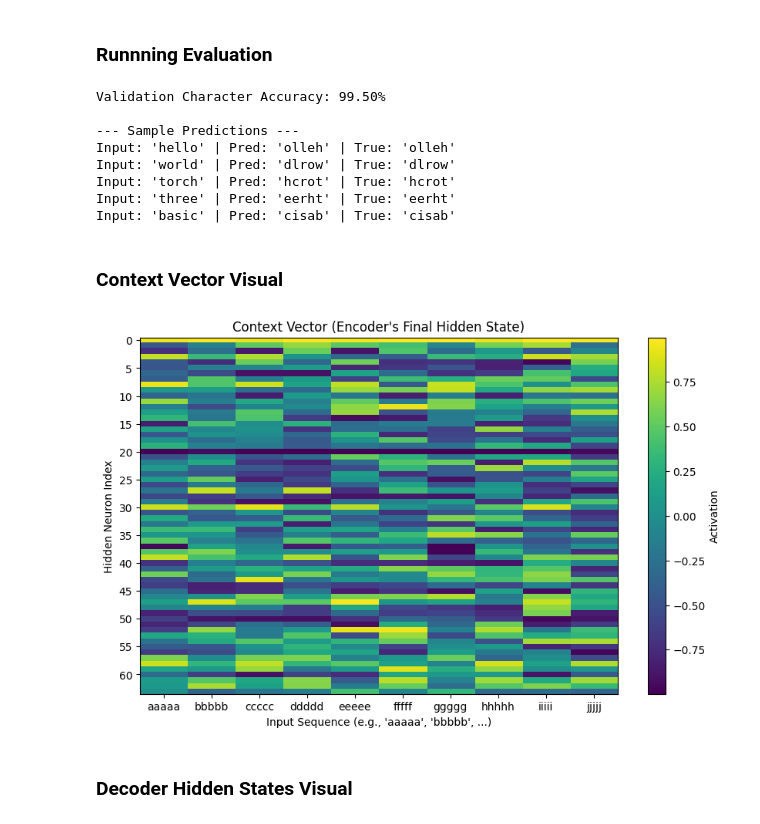
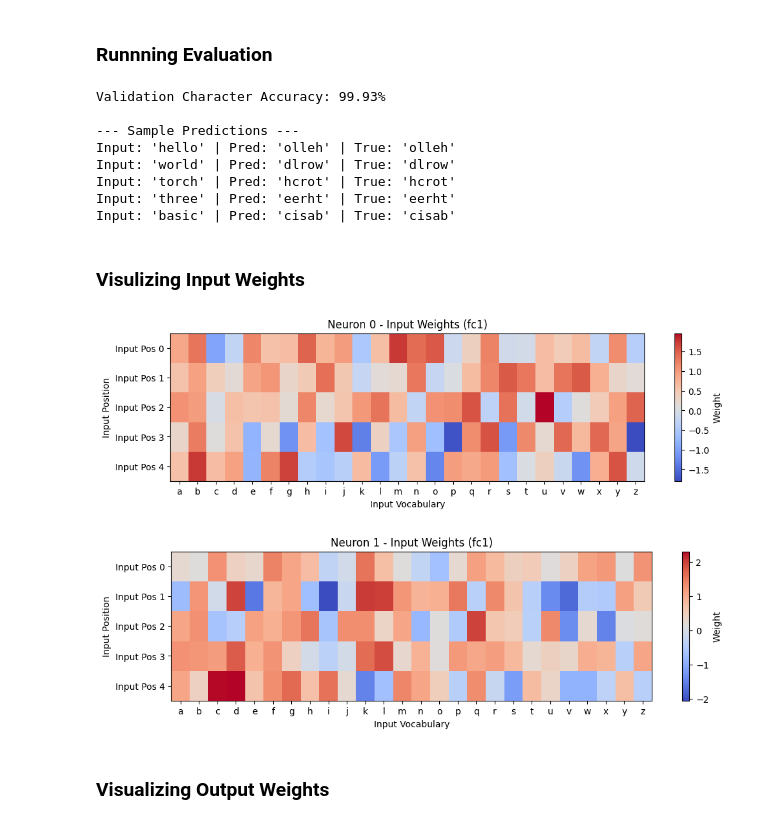
Before and after one commit to U1186204/Mechanistic-Interpretability, a Jupyter notebook: main.ipynb, the cells around one changed output. Saved outputs shown, nothing was run; the diff lists cells and outputs as text; code cells hidden in the pictures.

```diff
--- a/main.ipynb
+++ b/main.ipynb
@@ -44,7 +43,9 @@ def generate_data(n_samples, seq_length):
         input_seq = ''.join(random.choices(VOCAB, k=seq_length))
         output_seq = input_seq[::-1]
 
-        X.append(one_hot_encode(input_seq, VOCAB_SIZE))
+        one_hot_input = one_hot_encode(input_seq, VOCAB_SIZE)
+        X.append(one_hot_input.view(-1))
+
         y.append(torch.tensor([char_to_idx[char] for char in output_seq], dtype=torch.long))
 
     return torch.stack(X), torch.stack(y)
@@ -140,19 +88,9 @@ class Seq2Seq(nn.Module):
 # %% [markdown]
 ### Instantiate Model and Optimizer
 # %%
-encoder = Encoder(VOCAB_SIZE, HIDDEN_DIM, N_LAYERS)
-decoder = Decoder(VOCAB_SIZE, HIDDEN_DIM, N_LAYERS)
-model = Seq2Seq(encoder, decoder, DEVICE).to(DEVICE)
-
-optimizer = optim.Adam(model.parameters())
+model = ReversingMLP(INPUT_DIM, HIDDEN_DIM, OUTPUT_DIM).to(DEVICE)
+optimizer = optim.Adam(model.parameters(), lr=0.001)
 criterion = nn.CrossEntropyLoss()
 
-def init_weights(m):
-    for name, param in m.named_parameters():
-        if 'weight' in name:
-            nn.init.normal_(param.data, mean=0, std=0.01)
-        else:
-            nn.init.constant_(param.data, 0)
-
-model.apply(init_weights)
+print(model)
 # %% [output]
@@ -259,16 +184,16 @@ def calculate_accuracy(model, loader, device):
 # %% [markdown]
 ### Runnning Evaluation
 # %%
-val_accuracy = calculate_accuracy(model, val_loader, DEVICE)
+val_accuracy = calculate_val_accuracy(model, X_val, y_val)
 print(f'Validation Character Accuracy: {val_accuracy:.2f}%')
 
 print("\n--- Sample Predictions ---")
 test_words = ['hello', 'world', 'torch', 'three', 'basic']
 for word in test_words:
-    prediction, _, _ = predict_sequence(model, word, DEVICE)
+    prediction, _ = predict_sequence(model, word, DEVICE)
     print(f"Input: '{word}' | Pred: '{prediction}' | True: '{word[::-1]}'")
 # %% [output]
-Validation Character Accuracy: 99.50%
+Validation Character Accuracy: 99.93%
 
 --- Sample Predictions ---
 Input: 'hello' | Pred: 'olleh' | True: 'olleh'
@@ -277,31 +202,29 @@ Input: 'torch' | Pred: 'hcrot' | True: 'hcrot'
 Input: 'three' | Pred: 'eerht' | True: 'eerht'
 Input: 'basic' | Pred: 'cisab' | True: 'cisab'
 # %% [markdown]
-### Context Vector Visual
+### Visulizing Input Weights
 # %%
-test_chars = VOCAB[:10]
-context_vectors = []
-labels = []
+fc1_weights = model.fc1.weight.data.T.cpu()
 
-for char in test_chars:
-    input_str = char * SEQ_LENGTH
-    _, context, _ = predict_sequence(model, input_str, DEVICE)
-    context_vectors.append(context.squeeze().cpu().numpy())
-    labels.append(input_str)
+def plot_neuron_input_weights(neuron_idx):
+    neuron_weights = fc1_weights[:, neuron_idx]
+    neuron_weights_reshaped = neuron_weights.view(SEQ_LENGTH, VOCAB_SIZE)
 
-context_vectors = np.array(context_vectors)
+    plt.figure(figsize=(12, 3))
+    plt.imshow(neuron_weights_reshaped, cmap='coolwarm', aspect='auto')
+    plt.xticks(range(VOCAB_SIZE), VOCAB)
+    plt.yticks(range(SEQ_LENGTH), [f'Input Pos {i}' for i in range(SEQ_LENGTH)])
+    plt.xlabel("Input Vocabulary")
+    plt.ylabel("Input Position")
+    plt.title(f"Neuron {neuron_idx} - Input Weights (fc1)")
+    plt.colorbar(label="Weight")
+    plt.show()
 
-plt.figure(figsize=(10, 6))
-plt.imshow(context_vectors.T, aspect='auto', cmap='viridis')
-plt.yticks(range(0, HIDDEN_DIM, 5))
-plt.xticks(range(len(labels)), labels)
-plt.xlabel("Input Sequence (e.g., 'aaaaa', 'bbbbb', ...)")
-plt.ylabel("Hidden Neuron Index")
-plt.title("Context Vector (Encoder's Final Hidden State)")
-plt.colorbar(label="Activation")
-plt.show()
+plot_neuron_input_weights(neuron_idx=0)
+plot_neuron_input_weights(neuron_idx=1)
 # %% [output]
-[figure, old version]
+[figure, new version]
+[figure, added]
 # %% [markdown]
-### Decoder Hidden States Visual
+### Visualizing Output Weights
 # %%
```
Also changed, not shown: parts of 15 cells of this notebook.
